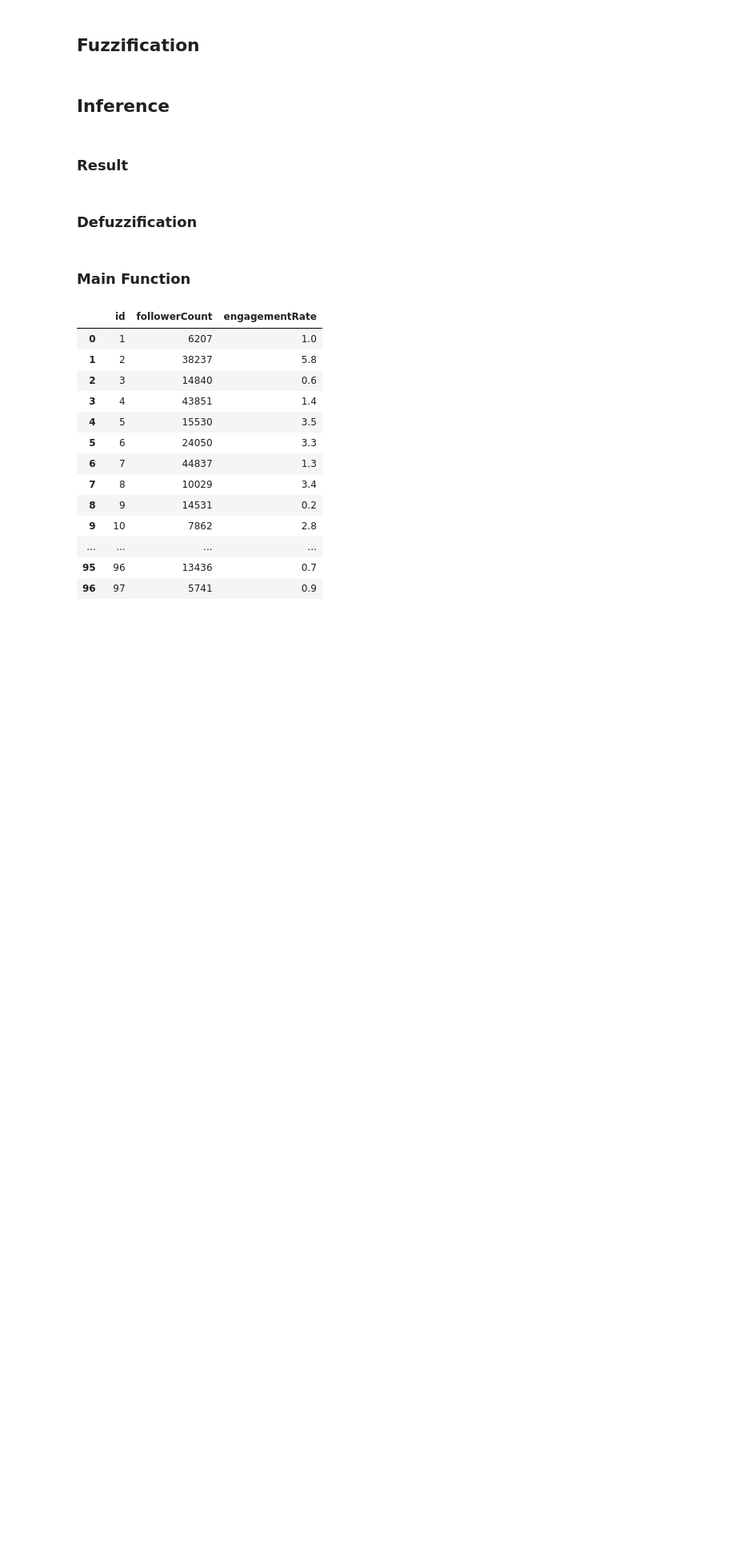
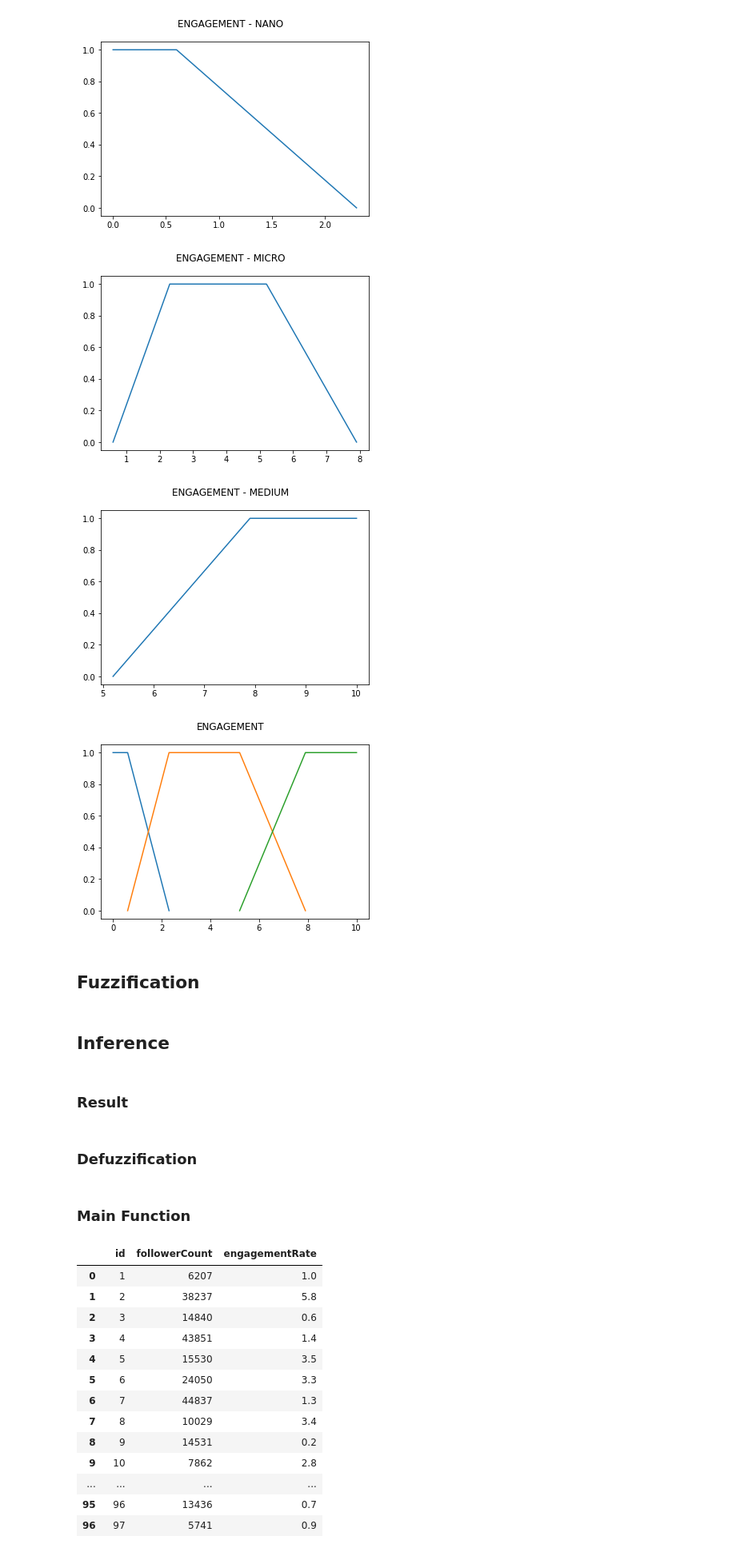
Before and after one commit to evanezcent/Fuzzing, a Jupyter notebook: Fuzzy.ipynb, the cells around one changed output. Shown at 80% size. Cells and saved outputs as stored; diff of their text form; code cells hidden in the pictures; blank space fills up the shorter version.

```diff
--- a/Fuzzy.ipynb
+++ b/Fuzzy.ipynb
@@ -9,3 +42,28 @@ class Datafuzzy():
+# %%
+# THE LINGUISTIC'S VALUE AND NAME
+
+plt.plot(markEngagement[:3], [1, 1, 0])
+plt.suptitle("ENGAGEMENT - NANO")
+plt.show()
+
+plt.plot(markEngagement[1:5], [0, 1, 1,0])
+plt.suptitle("ENGAGEMENT - MICRO")
+plt.show()
+
+plt.plot(markEngagement[3:], [0, 1, 1])
+plt.suptitle("ENGAGEMENT - MEDIUM")
+plt.show()
+
+plt.plot(markEngagement[:3], [1, 1, 0], label="NANO")
+plt.plot(markEngagement[1:5], [0, 1, 1,0], label="MICRO")
+plt.plot(markEngagement[3:], [0, 1, 1], label="MEIUM")
+plt.suptitle("ENGAGEMENT")
+plt.show()
+# %% [output]
+[figure, added]
+[figure, added]
+[figure, added]
+[figure, added]
 # %% [markdown]
 ## Fuzzification
 # %%
```
Also changed, not shown: parts of 17 cells of this notebook, 5 other files.
